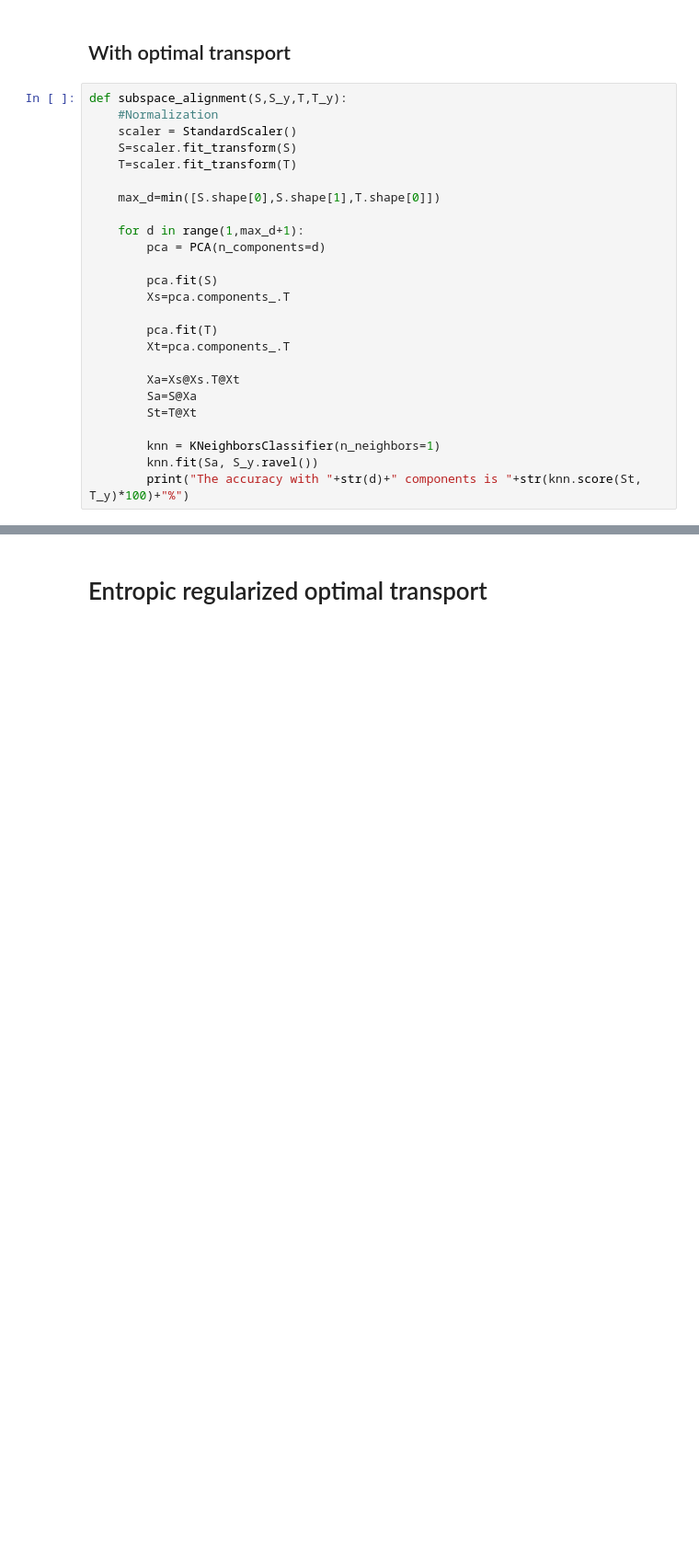
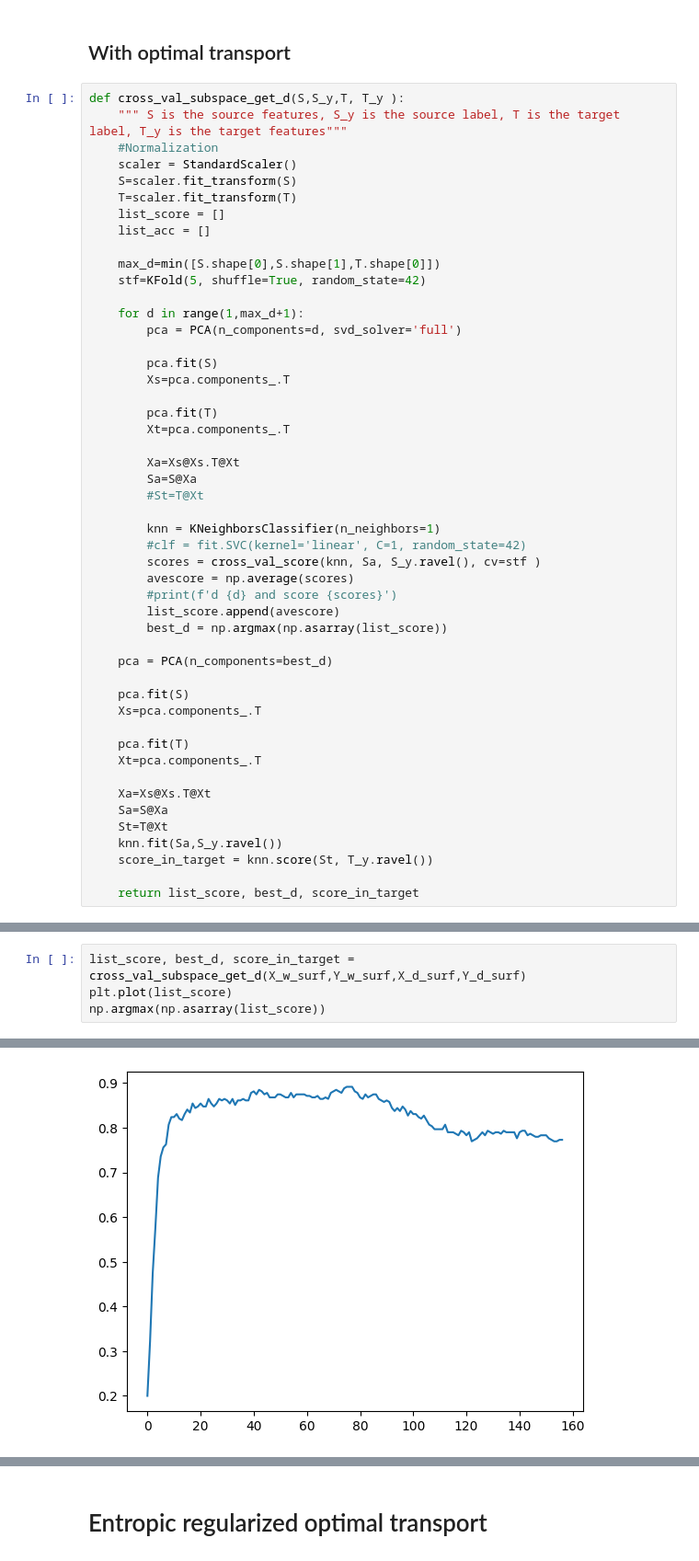
Before and after one commit to Dernalord/Project_OT, a Jupyter notebook: Project_OT.ipynb, the cells around one changed output, grey strips where cells are left out. Shown at 92% size. Cells and saved outputs as stored; diff of their text form; blank space fills up the shorter version.

```diff
--- a/Project_OT.ipynb
+++ b/Project_OT.ipynb
@@ -52,16 +86,20 @@ The accuracy is 56.05095541401274%
 # %% [markdown]
 ## With optimal transport
 # %%
-def subspace_alignment(S,S_y,T,T_y):
+def cross_val_subspace_get_d(S,S_y,T, T_y ):
+    """ S is the source features, S_y is the source label, T is the target label, T_y is the target features"""
     #Normalization
     scaler = StandardScaler()
     S=scaler.fit_transform(S)
     T=scaler.fit_transform(T)
+    list_score = []
+    list_acc = []
 
     max_d=min([S.shape[0],S.shape[1],T.shape[0]])
+    stf=KFold(5, shuffle=True, random_state=42)
 
     for d in range(1,max_d+1):
-        pca = PCA(n_components=d)
+        pca = PCA(n_components=d, svd_solver='full')
 
         pca.fit(S)
         Xs=pca.components_.T
@@ -71,8 +109,28 @@ def subspace_alignment(S,S_y,T,T_y):
 
         Xa=Xs@Xs.T@Xt
         Sa=S@Xa
-        St=T@Xt
+        #St=T@Xt
 
         knn = KNeighborsClassifier(n_neighbors=1)
-        knn.fit(Sa, S_y.ravel())
-        print("The accuracy with "+str(d)+" components is "+str(knn.score(St, T_y)*100)+"%")
+        #clf = fit.SVC(kernel='linear', C=1, random_state=42)
+        scores = cross_val_score(knn, Sa, S_y.ravel(), cv=stf )
+        avescore = np.average(scores)
+        #print(f'd {d} and score {scores}')
+        list_score.append(avescore)
+        best_d = np.argmax(np.asarray(list_score))
+
+    pca = PCA(n_components=best_d)
+
+    pca.fit(S)
+    Xs=pca.components_.T
+
+    pca.fit(T)
+    Xt=pca.components_.T
+
+    Xa=Xs@Xs.T@Xt
+    Sa=S@Xa
+    St=T@Xt
+    knn.fit(Sa,S_y.ravel())
+    score_in_target = knn.score(St, T_y.ravel())
+
+    return list_score, best_d, score_in_target
@@ -98,0 +137,5 @@ The accuracy with 157 components is 86.62420382165605%
+# %%
+list_score, best_d, score_in_target = cross_val_subspace_get_d(X_w_surf,Y_w_surf,X_d_surf,Y_d_surf)
+plt.plot(list_score)
+np.argmax(np.asarray(list_score))
+# %% [output]
@@ -98,0 +160 @@ The accuracy with 157 components is 86.62420382165605%
+[figure, added]
```
Also changed, not shown: parts of 14 cells of this notebook.
